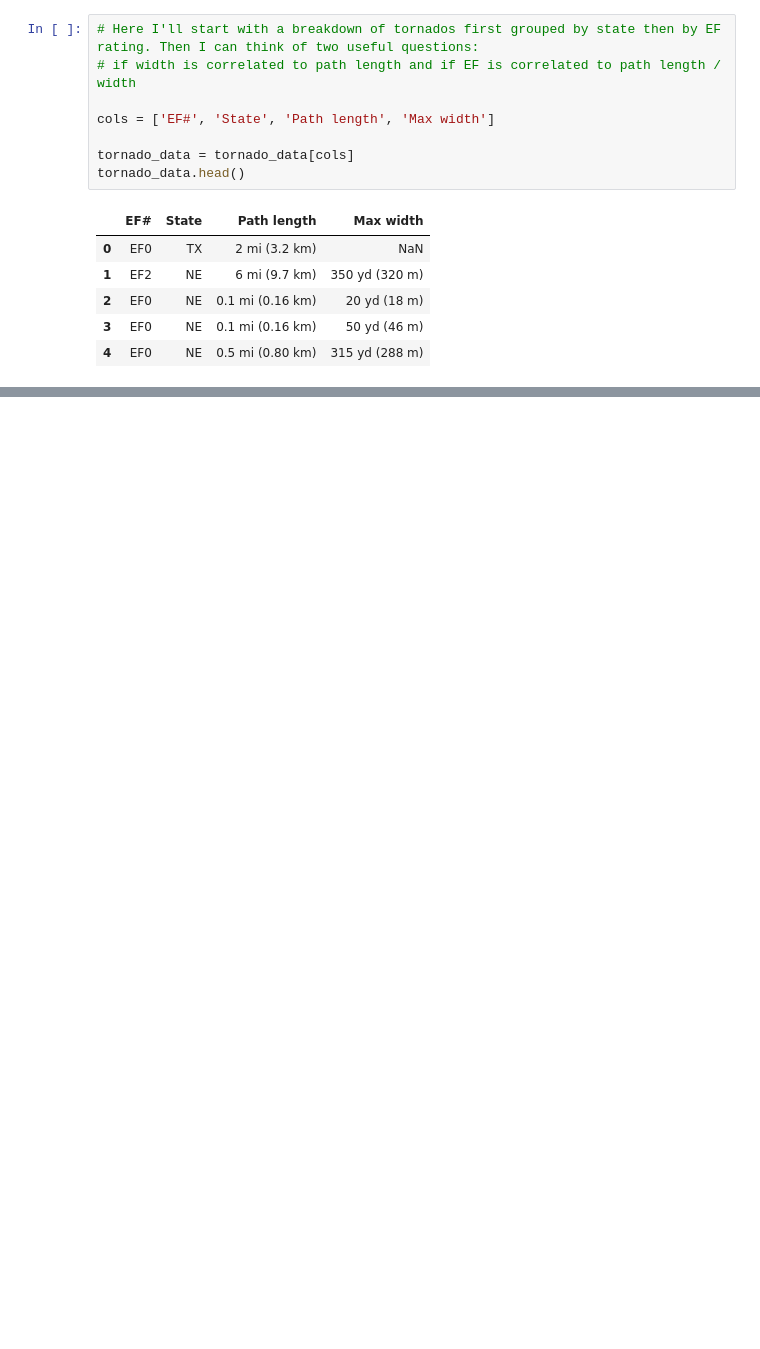
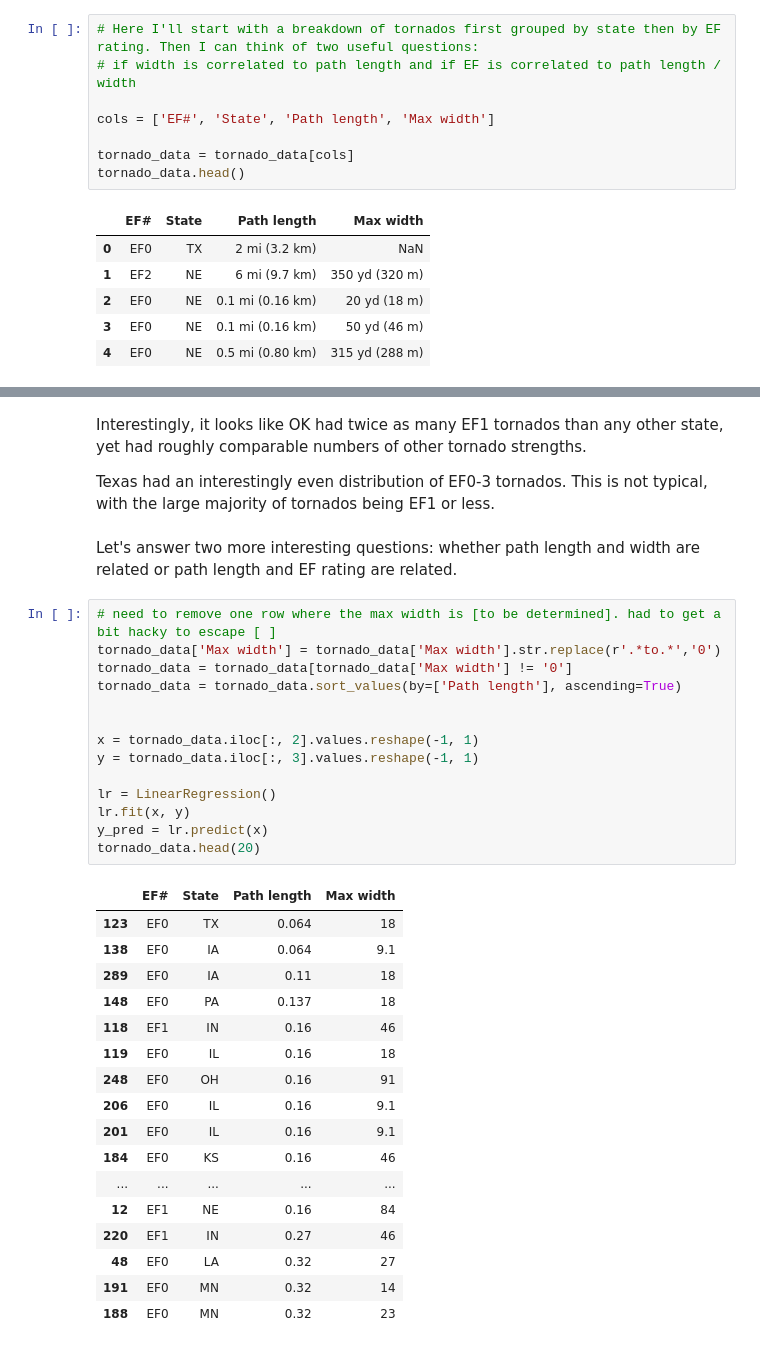
Before and after one commit to jameshonea/May-2019-Tornado-Outbreak, a Jupyter notebook: May_2019_Tornado_Outbreak.ipynb, the cells around one changed output, grey strips where cells are left out. Cells and saved outputs as stored; diff of their text form; blank space fills up the shorter version.

```diff
--- a/May_2019_Tornado_Outbreak.ipynb
+++ b/May_2019_Tornado_Outbreak.ipynb
@@ -34,0 +192,38 @@ tornado_data.head()
+# %% [markdown]
+Interestingly, it looks like OK had twice as many EF1 tornados than any other state, yet had roughly comparable numbers of other tornado strengths.
+
+Texas had an interestingly even distribution of EF0-3 tornados. This is not typical, with the large majority of tornados being EF1 or less.
+# %% [markdown]
+Let's answer two more interesting questions: whether path length and width are related or path length and EF rating are related.
+# %%
+# need to remove one row where the max width is [to be determined]. had to get a bit hacky to escape [ ]
+tornado_data['Max width'] = tornado_data['Max width'].str.replace(r'.*to.*','0')
+tornado_data = tornado_data[tornado_data['Max width'] != '0']
+tornado_data = tornado_data.sort_values(by=['Path length'], ascending=True)
+
+
+x = tornado_data.iloc[:, 2].values.reshape(-1, 1)
+y = tornado_data.iloc[:, 3].values.reshape(-1, 1)
+
+lr = LinearRegression()
+lr.fit(x, y)
+y_pred = lr.predict(x)
+tornado_data.head(20)
+# %% [output]
+|  | EF# | State | Path length | Max width |
+| 123 | EF0 | TX | 0.064 | 18 |
+| 138 | EF0 | IA | 0.064 | 9.1 |
+| 289 | EF0 | IA | 0.11 | 18 |
+| 148 | EF0 | PA | 0.137 | 18 |
+| 118 | EF1 | IN | 0.16 | 46 |
+| 119 | EF0 | IL | 0.16 | 18 |
+| 248 | EF0 | OH | 0.16 | 91 |
+| 206 | EF0 | IL | 0.16 | 9.1 |
+| 201 | EF0 | IL | 0.16 | 9.1 |
+| 184 | EF0 | KS | 0.16 | 46 |
+| ... | ... | ... | ... | ... |
+| 12 | EF1 | NE | 0.16 | 84 |
+| 220 | EF1 | IN | 0.27 | 46 |
+| 48 | EF0 | LA | 0.32 | 27 |
+| 191 | EF0 | MN | 0.32 | 14 |
+| 188 | EF0 | MN | 0.32 | 23 |
```
Also changed, not shown: parts of 11 cells of this notebook.
